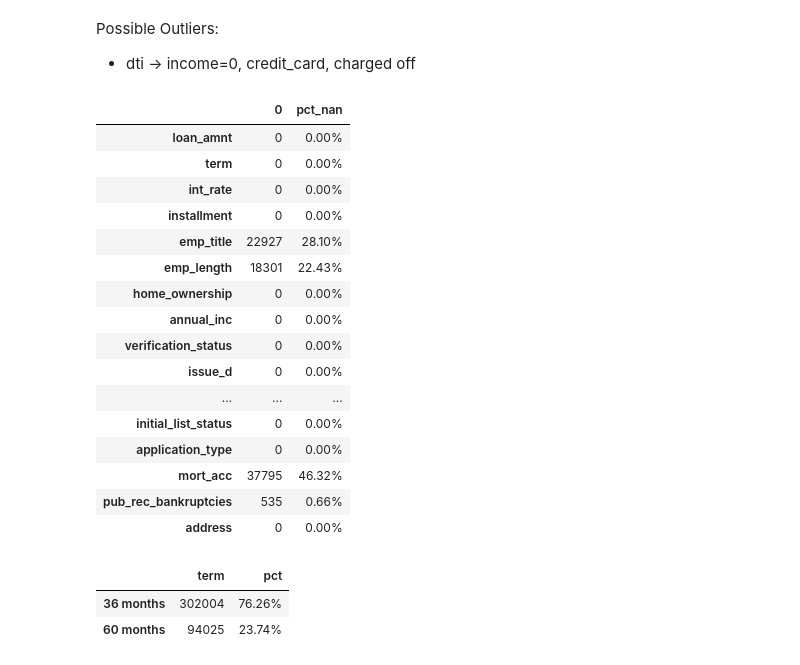
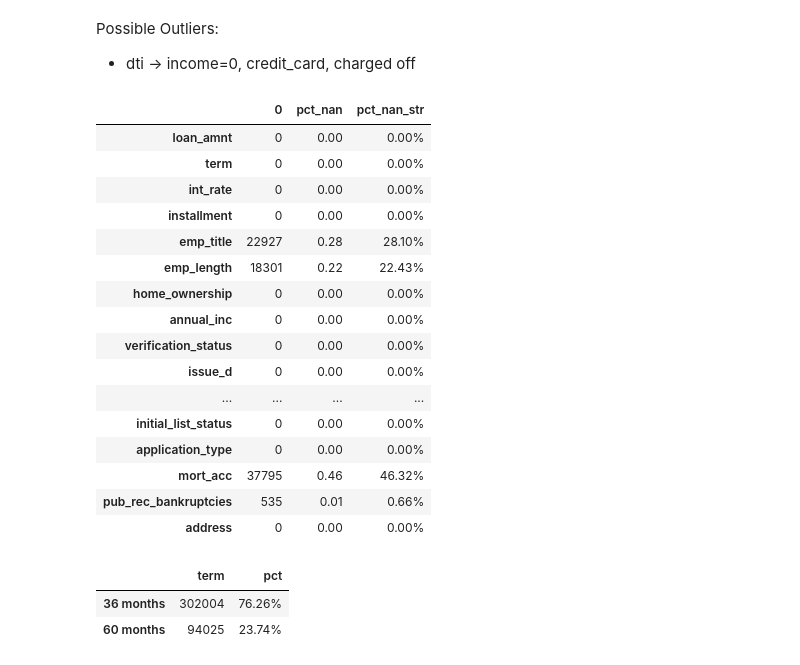
Before and after one commit to Teccaa/Applied_Credit_Risk, a Jupyter notebook: Data_Cleaning.ipynb, the cells around one changed output. Cells and saved outputs as stored; diff of their text form; code cells hidden in the pictures.

```diff
--- a/Data_Cleaning.ipynb
+++ b/Data_Cleaning.ipynb
@@ -182,27 +181,28 @@ describe
 Possible Outliers:
 *   dti -> income=0, credit_card, charged off
 # %%
-### Count NaN
-pd.options.display.float_format = '{:.2%}'.format
+# Count NaN
+#pd.options.display.float_format = '{:.2%}'.format
 nans = data.isnull().sum(axis = 0).to_frame()
 nans["pct_nan"] =  nans / nans.sum()
+nans["pct_nan_str"] = pd.Series(["{0:.2f}%".format(val * 100) for val in nans["pct_nan"]], index = nans.index)
 nans
 # %% [output]
-|  | 0 | pct_nan |
-| loan_amnt | 0 | 0.00% |
-| term | 0 | 0.00% |
-| int_rate | 0 | 0.00% |
-| installment | 0 | 0.00% |
-| emp_title | 22927 | 28.10% |
-| emp_length | 18301 | 22.43% |
-| home_ownership | 0 | 0.00% |
-| annual_inc | 0 | 0.00% |
-| verification_status | 0 | 0.00% |
-| issue_d | 0 | 0.00% |
-| ... | ... | ... |
-| initial_list_status | 0 | 0.00% |
-| application_type | 0 | 0.00% |
-| mort_acc | 37795 | 46.32% |
-| pub_rec_bankruptcies | 535 | 0.66% |
-| address | 0 | 0.00% |
+|  | 0 | pct_nan | pct_nan_str |
+| loan_amnt | 0 | 0.00 | 0.00% |
+| term | 0 | 0.00 | 0.00% |
+| int_rate | 0 | 0.00 | 0.00% |
+| installment | 0 | 0.00 | 0.00% |
+| emp_title | 22927 | 0.28 | 28.10% |
+| emp_length | 18301 | 0.22 | 22.43% |
+| home_ownership | 0 | 0.00 | 0.00% |
+| annual_inc | 0 | 0.00 | 0.00% |
+| verification_status | 0 | 0.00 | 0.00% |
+| issue_d | 0 | 0.00 | 0.00% |
+| ... | ... | ... | ... |
+| initial_list_status | 0 | 0.00 | 0.00% |
+| application_type | 0 | 0.00 | 0.00% |
+| mort_acc | 37795 | 0.46 | 46.32% |
+| pub_rec_bankruptcies | 535 | 0.01 | 0.66% |
+| address | 0 | 0.00 | 0.00% |
 # %%
```
Also changed, not shown: parts of 24 cells of this notebook, 1 other file.
